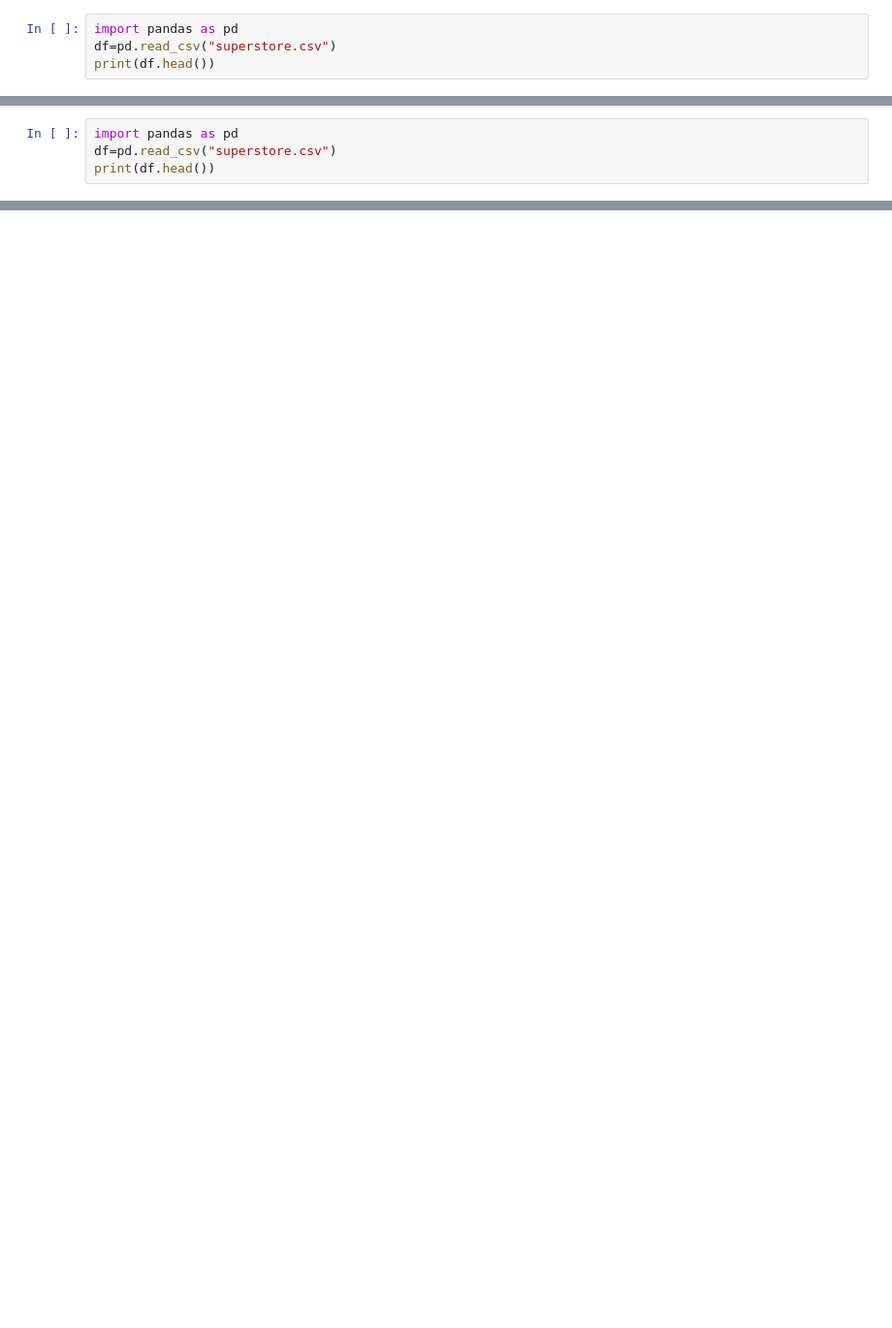
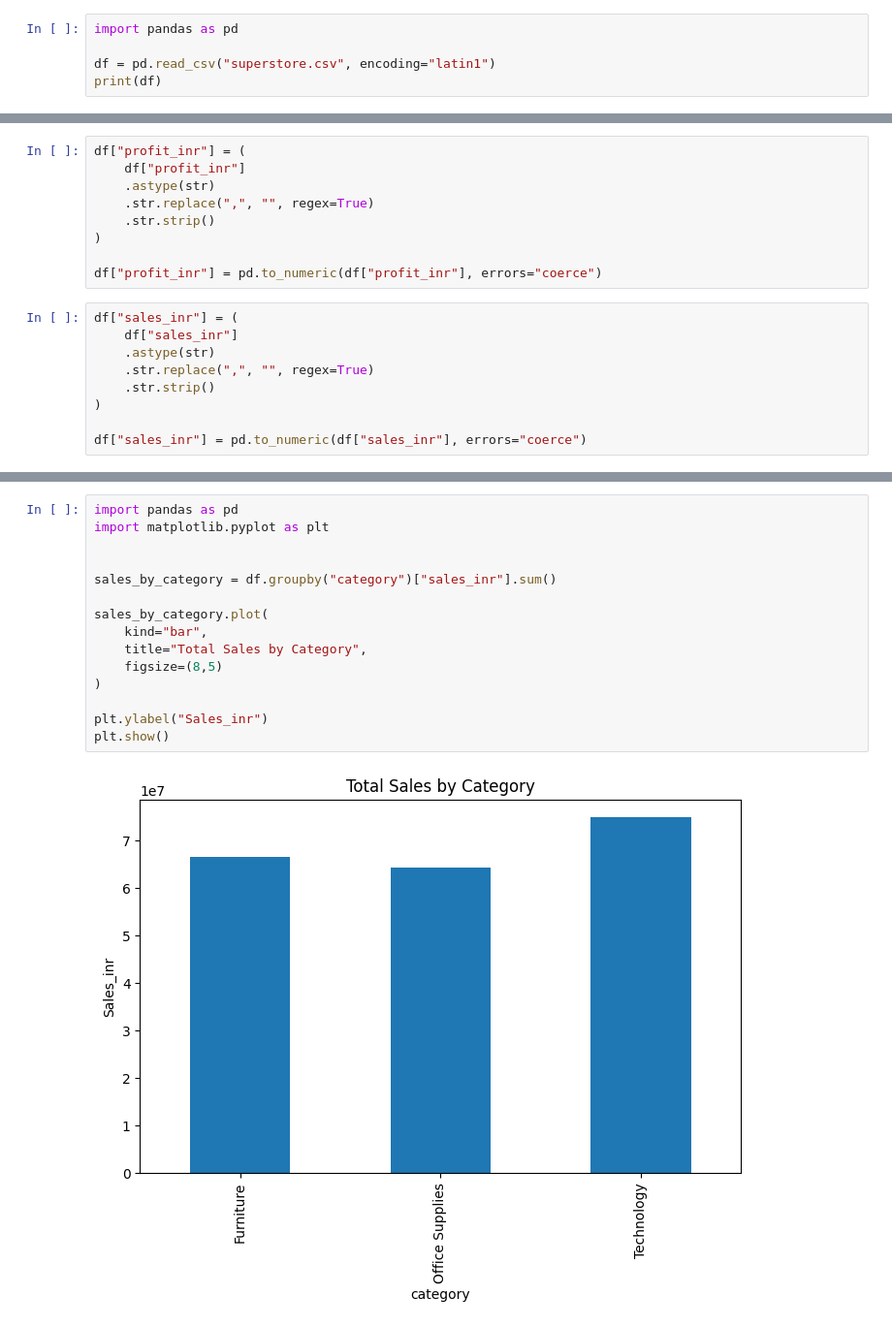
Before and after one commit to rupesh07-byte/Superstore-Sales-Analysis, a Jupyter notebook: Dataset/Excel/SQL/Python/superstore_python_analysis.ipynb, the cells around one changed output, grey strips where cells are left out. Shown at 97% size. Saved outputs shown, nothing was run; the diff lists cells and outputs as text; blank space fills up the shorter version.

```diff
--- a/Dataset/Excel/SQL/Python/superstore_python_analysis.ipynb
+++ b/Dataset/Excel/SQL/Python/superstore_python_analysis.ipynb
@@ -1,5 +3,6 @@
 # %%
 import pandas as pd
-df=pd.read_csv("superstore.csv")
-print(df.head())
+
+df = pd.read_csv("superstore.csv", encoding="latin1")
+print(df)
 # %% [output]
@@ -7,4 +25,0 @@ UnicodeDecodeError: 'utf-8' codec can't decode byte 0xa0 in position 3322: inval
-# %%
-import pandas as pd
-df=pd.read_csv("superstore.csv")
-print(df.head())
@@ -35,0 +104,18 @@ print(df.head())
+# %%
+df["profit_inr"] = (
+    df["profit_inr"]
+    .astype(str)
+    .str.replace(",", "", regex=True)
+    .str.strip()
+)
+
+df["profit_inr"] = pd.to_numeric(df["profit_inr"], errors="coerce")
+# %%
+df["sales_inr"] = (
+    df["sales_inr"]
+    .astype(str)
+    .str.replace(",", "", regex=True)
+    .str.strip()
+)
+
+df["sales_inr"] = pd.to_numeric(df["sales_inr"], errors="coerce")
@@ -35,0 +132,17 @@ print(df.head())
+# %%
+import pandas as pd
+import matplotlib.pyplot as plt
+
+
+sales_by_category = df.groupby("category")["sales_inr"].sum()
+
+sales_by_category.plot(
+    kind="bar",
+    title="Total Sales by Category",
+    figsize=(8,5)
+)
+
+plt.ylabel("Sales_inr")
+plt.show()
+# %% [output]
+[figure, added]
```
Also changed, not shown: parts of 22 cells of this notebook.
